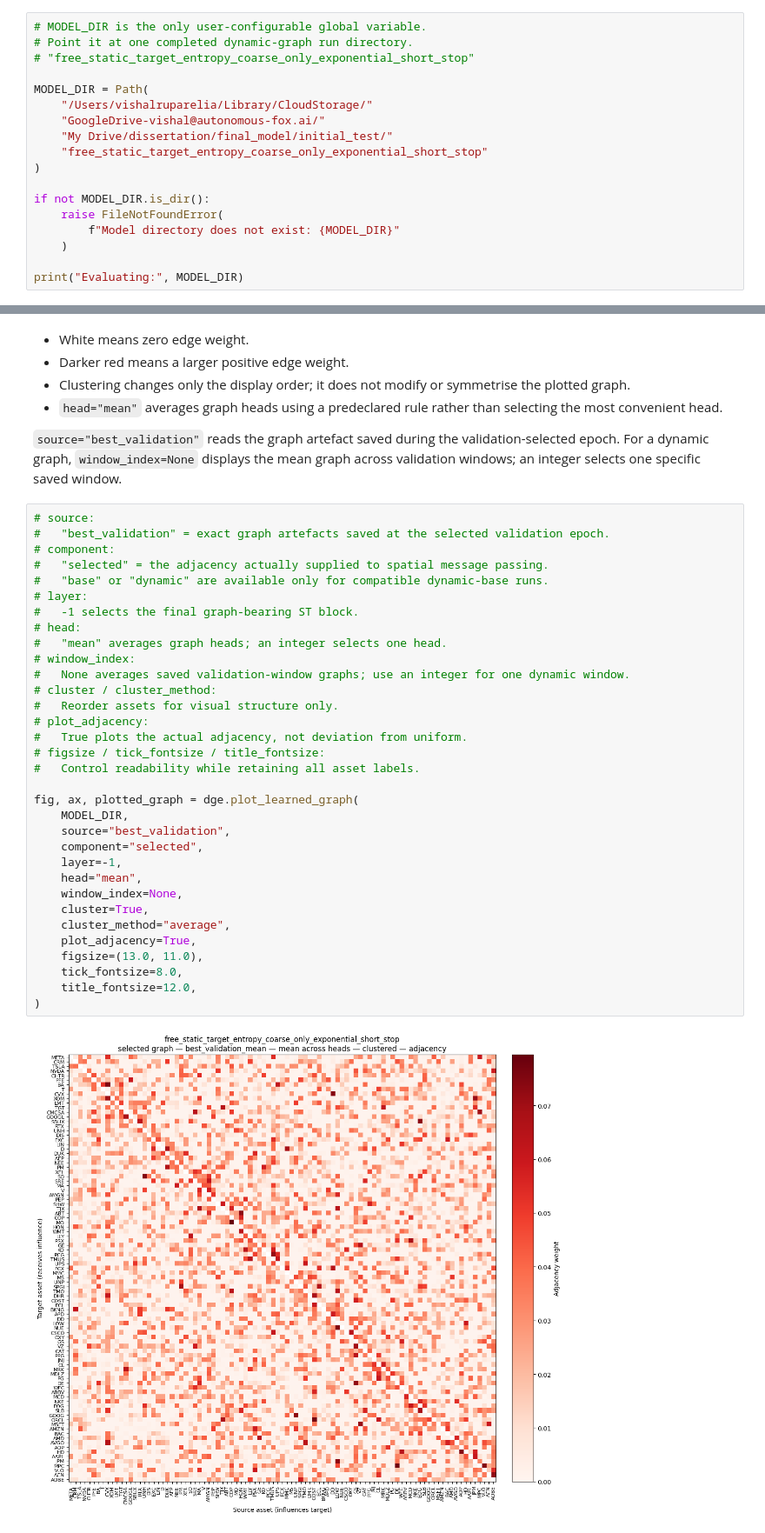
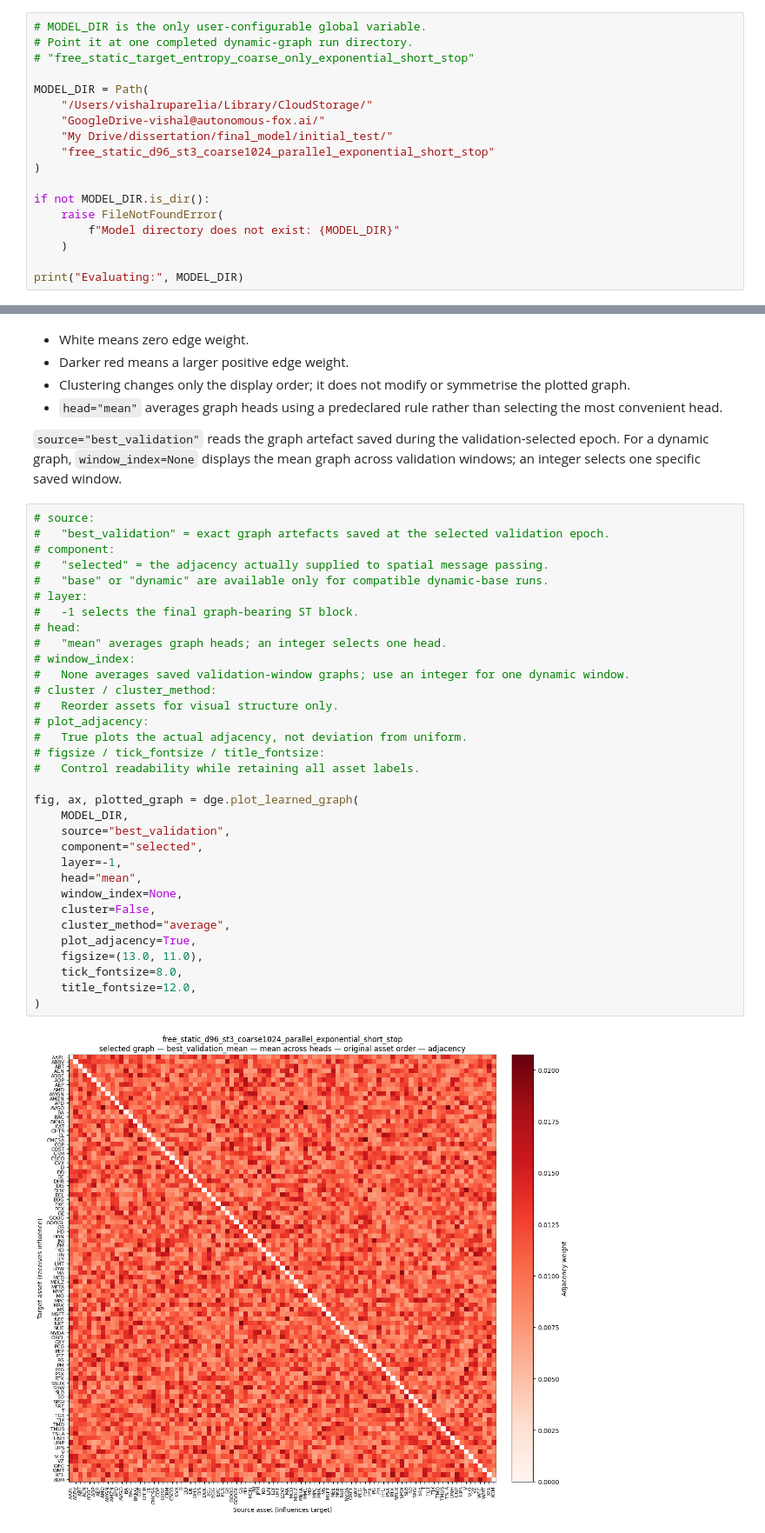
Before and after one commit to VishR-94/dynamic_graphs_thesis, a Jupyter notebook: notebooks/graph_hub.ipynb, the cells around one changed output, grey strips where cells are left out. Shown at 87% size. Drawn from its saved outputs; the diff is of its cells as text.

```diff
--- a/notebooks/graph_hub.ipynb
+++ b/notebooks/graph_hub.ipynb
@@ -52,7 +52,7 @@ MODEL_DIR = Path(
     "/Users/vishalruparelia/Library/CloudStorage/"
     "GoogleDrive-vishal@autonomous-fox.ai/"
     "My Drive/dissertation/final_model/initial_test/"
-    "free_static_target_entropy_coarse_only_exponential_short_stop"
+    "free_static_d96_st3_coarse1024_parallel_exponential_short_stop"
 )
 
 if not MODEL_DIR.is_dir():
@@ -168,35 +168,35 @@ This heatmap displays the **actual non-negative adjacency** supplied to the spat
 # component:
 #   "selected" = the adjacency actually supplied to spatial message passing.
 #   "base" or "dynamic" are available only for compatible dynamic-base runs.
 # layer:
 #   -1 selects the final graph-bearing ST block.
 # head:
 #   "mean" averages graph heads; an integer selects one head.
 # window_index:
 #   None averages saved validation-window graphs; use an integer for one dynamic window.
 # cluster / cluster_method:
 #   Reorder assets for visual structure only.
 # plot_adjacency:
 #   True plots the actual adjacency, not deviation from uniform.
 # figsize / tick_fontsize / title_fontsize:
 #   Control readability while retaining all asset labels.
 
 fig, ax, plotted_graph = dge.plot_learned_graph(
     MODEL_DIR,
     source="best_validation",
     component="selected",
     layer=-1,
     head="mean",
     window_index=None,
-    cluster=True,
+    cluster=False,
     cluster_method="average",
     plot_adjacency=True,
     figsize=(13.0, 11.0),
     tick_fontsize=8.0,
     title_fontsize=12.0,
 )
 # %% [output]
-[figure, old version]
+[figure, new version]
 # %% [markdown]
 ## 4. Top graph neighbours
 
```
Also changed, not shown: parts of 5 cells of this notebook, 4 other files.
